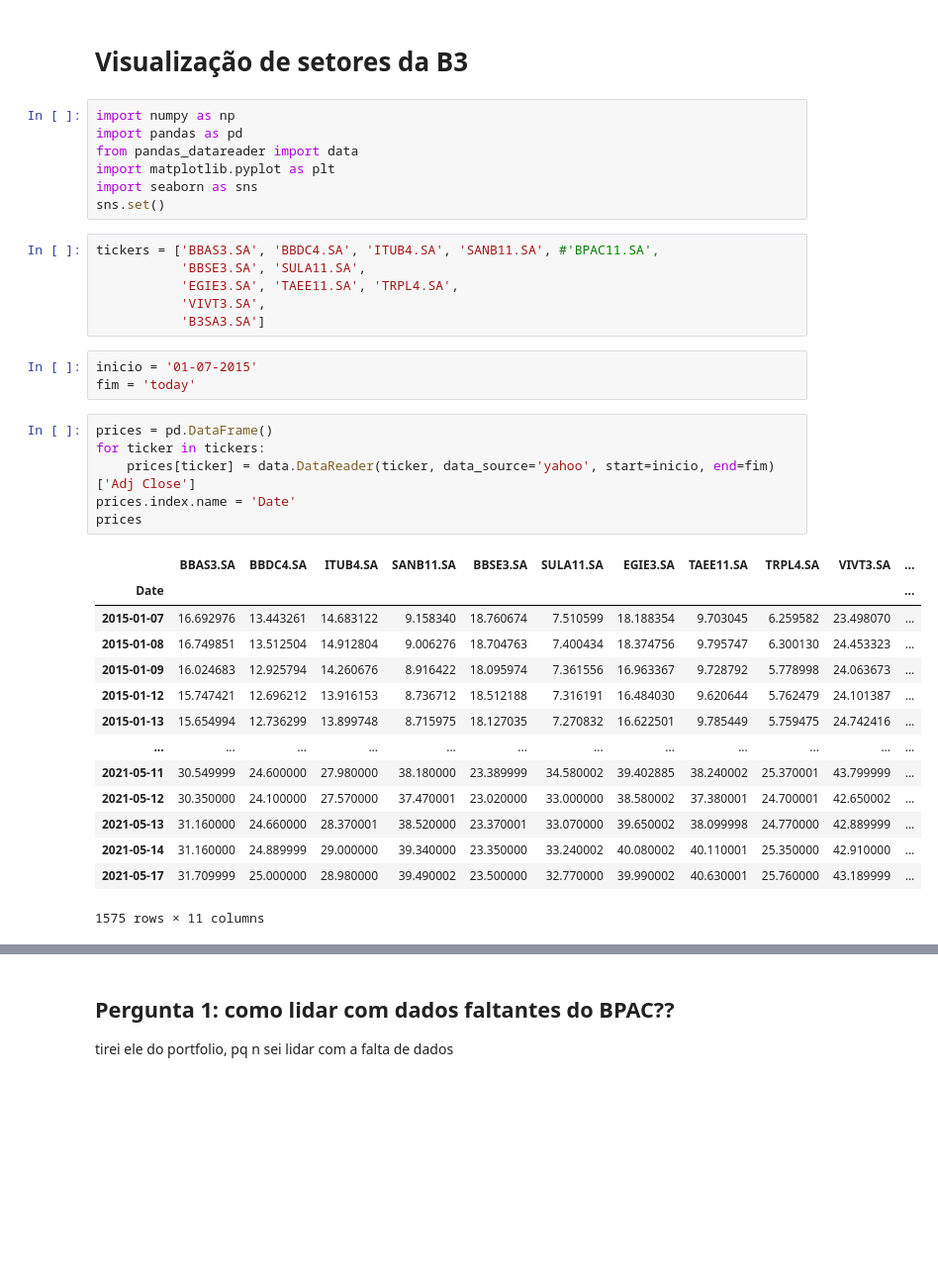
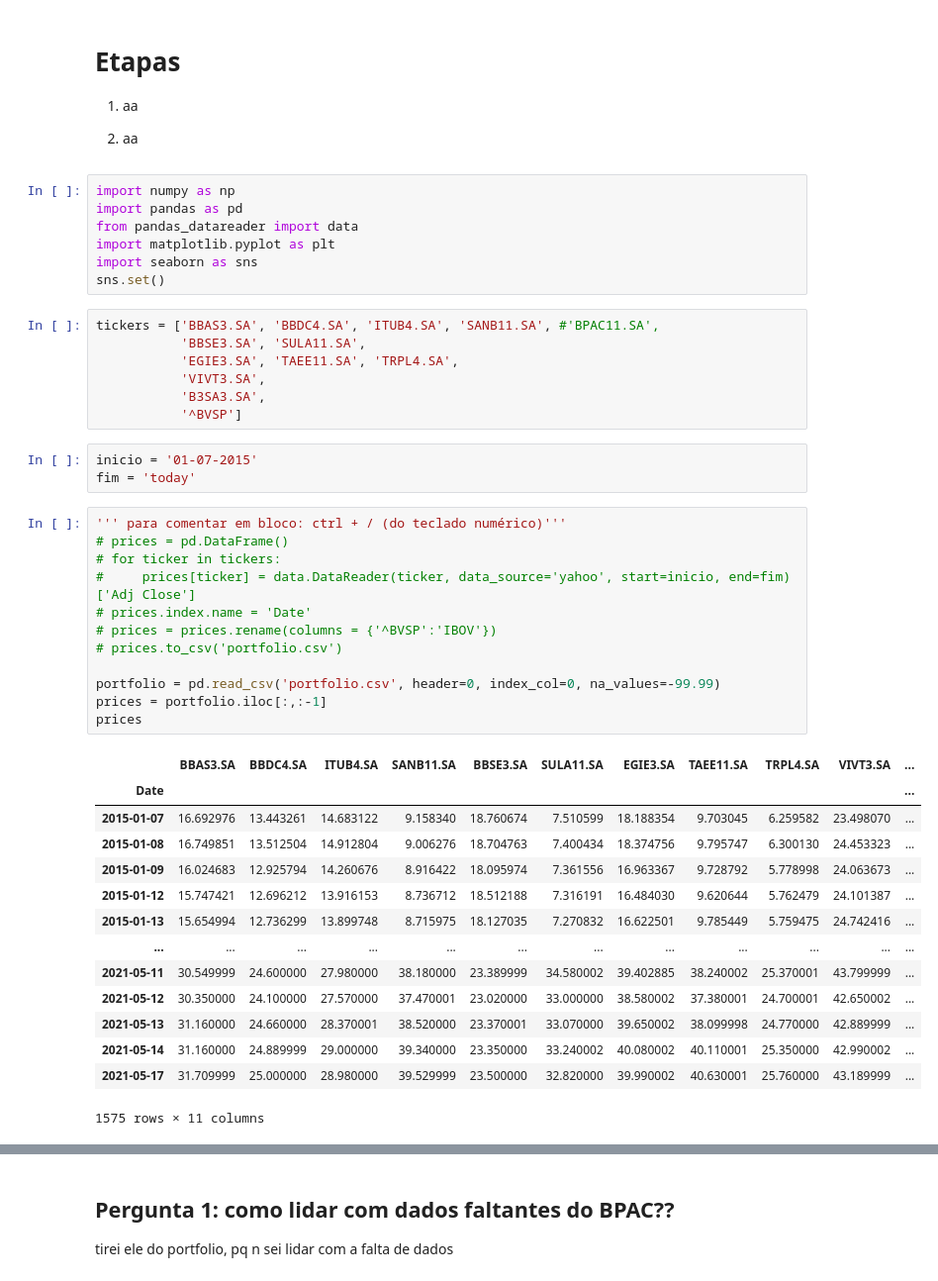
Before and after one commit to HugoAzv/FGV-Quant, a Jupyter notebook: Projeto - Trainee/Portfolio Research.ipynb, the cells around one changed output, grey strips where cells are left out. Shown at 99% size. Cells and saved outputs as stored; diff of their text form; blank space fills up the shorter version.

```diff
--- a/Projeto - Trainee/Portfolio Research.ipynb
+++ b/Projeto - Trainee/Portfolio Research.ipynb
@@ -1,5 +1,9 @@
 # %% [markdown]
-# Visualização de setores da B3
+# Etapas
+
+1. aa
+
+2. aa
 # %%
 import numpy as np
 import pandas as pd
@@ -12,28 +16,35 @@ tickers = ['BBAS3.SA', 'BBDC4.SA', 'ITUB4.SA', 'SANB11.SA', #'BPAC11.SA',
            'BBSE3.SA', 'SULA11.SA',
            'EGIE3.SA', 'TAEE11.SA', 'TRPL4.SA',
            'VIVT3.SA',
-           'B3SA3.SA']
+           'B3SA3.SA',
+           '^BVSP']
 # %%
 inicio = '01-07-2015'
 fim = 'today'
 # %%
-prices = pd.DataFrame()
-for ticker in tickers:
-    prices[ticker] = data.DataReader(ticker, data_source='yahoo', start=inicio, end=fim)['Adj Close']
-prices.index.name = 'Date'
+''' para comentar em bloco: ctrl + / (do teclado numérico)'''
+# prices = pd.DataFrame()
+# for ticker in tickers:
+#     prices[ticker] = data.DataReader(ticker, data_source='yahoo', start=inicio, end=fim)['Adj Close']
+# prices.index.name = 'Date'
+# prices = prices.rename(columns = {'^BVSP':'IBOV'})
+# prices.to_csv('portfolio.csv')
+
+portfolio = pd.read_csv('portfolio.csv', header=0, index_col=0, na_values=-99.99)
+prices = portfolio.iloc[:,:-1]
 prices
 # %% [output]
 |  | BBAS3.SA | BBDC4.SA | ITUB4.SA | SANB11.SA | BBSE3.SA | SULA11.SA | EGIE3.SA | TAEE11.SA | TRPL4.SA | VIVT3.SA | ... |
 | Date |  |  |  |  |  |  |  |  |  |  | ... |
 | 2015-01-07 | 16.692976 | 13.443261 | 14.683122 | 9.158340 | 18.760674 | 7.510599 | 18.188354 | 9.703045 | 6.259582 | 23.498070 | ... |
 | 2015-01-08 | 16.749851 | 13.512504 | 14.912804 | 9.006276 | 18.704763 | 7.400434 | 18.374756 | 9.795747 | 6.300130 | 24.453323 | ... |
 | 2015-01-09 | 16.024683 | 12.925794 | 14.260676 | 8.916422 | 18.095974 | 7.361556 | 16.963367 | 9.728792 | 5.778998 | 24.063673 | ... |
 | 2015-01-12 | 15.747421 | 12.696212 | 13.916153 | 8.736712 | 18.512188 | 7.316191 | 16.484030 | 9.620644 | 5.762479 | 24.101387 | ... |
 | 2015-01-13 | 15.654994 | 12.736299 | 13.899748 | 8.715975 | 18.127035 | 7.270832 | 16.622501 | 9.785449 | 5.759475 | 24.742416 | ... |
 | ... | ... | ... | ... | ... | ... | ... | ... | ... | ... | ... | ... |
 | 2021-05-11 | 30.549999 | 24.600000 | 27.980000 | 38.180000 | 23.389999 | 34.580002 | 39.402885 | 38.240002 | 25.370001 | 43.799999 | ... |
 | 2021-05-12 | 30.350000 | 24.100000 | 27.570000 | 37.470001 | 23.020000 | 33.000000 | 38.580002 | 37.380001 | 24.700001 | 42.650002 | ... |
 | 2021-05-13 | 31.160000 | 24.660000 | 28.370001 | 38.520000 | 23.370001 | 33.070000 | 39.650002 | 38.099998 | 24.770000 | 42.889999 | ... |
-| 2021-05-14 | 31.160000 | 24.889999 | 29.000000 | 39.340000 | 23.350000 | 33.240002 | 40.080002 | 40.110001 | 25.350000 | 42.910000 | ... |
-| 2021-05-17 | 31.709999 | 25.000000 | 28.980000 | 39.490002 | 23.500000 | 32.770000 | 39.990002 | 40.630001 | 25.760000 | 43.189999 | ... |
+| 2021-05-14 | 31.160000 | 24.889999 | 29.000000 | 39.340000 | 23.350000 | 33.240002 | 40.080002 | 40.110001 | 25.350000 | 42.990002 | ... |
+| 2021-05-17 | 31.709999 | 25.000000 | 28.980000 | 39.529999 | 23.500000 | 32.820000 | 39.990002 | 40.630001 | 25.760000 | 43.189999 | ... |
 1575 rows × 11 columns
```
Also changed, not shown: parts of 11 cells of this notebook, 1 other file.
